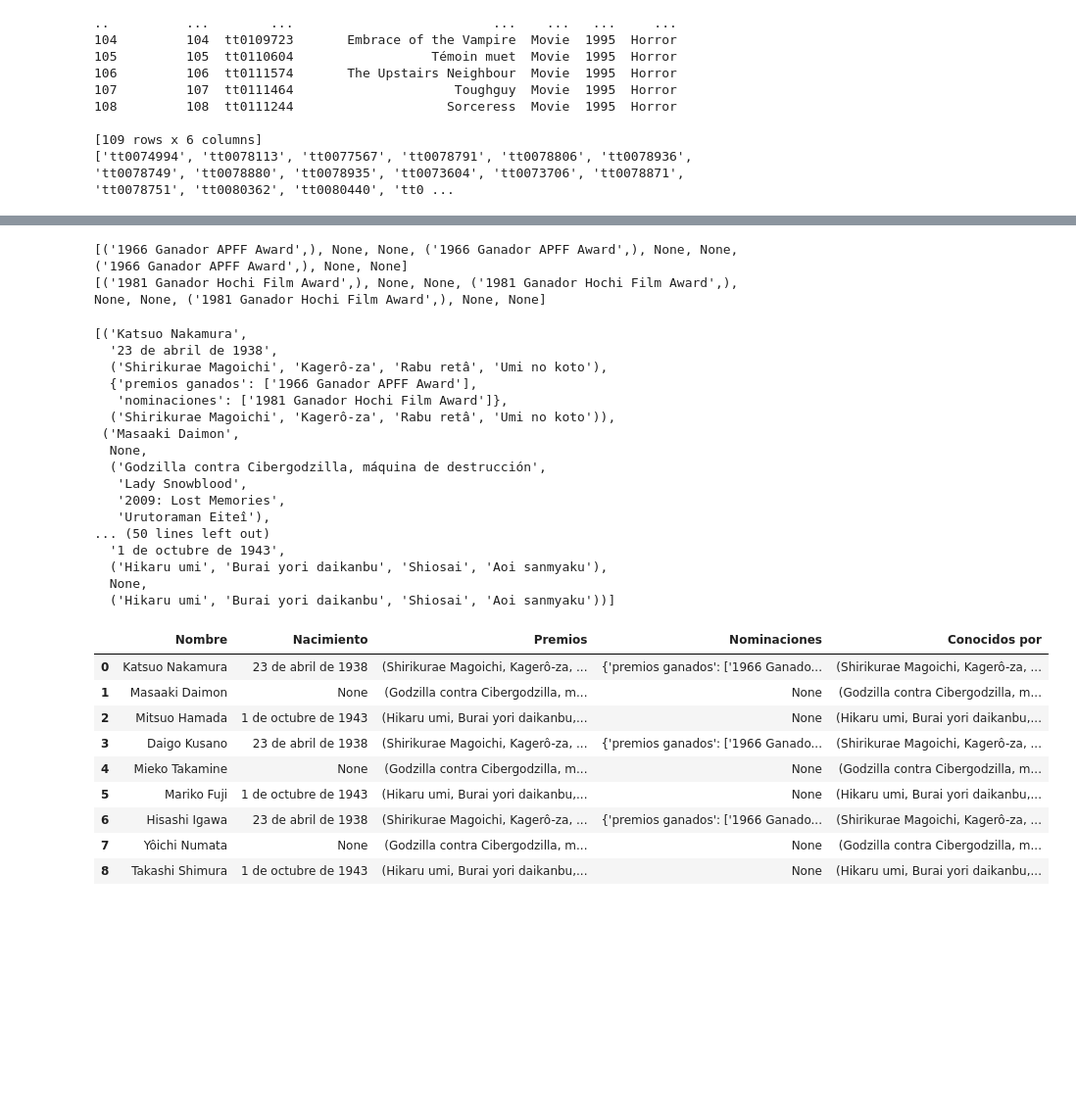
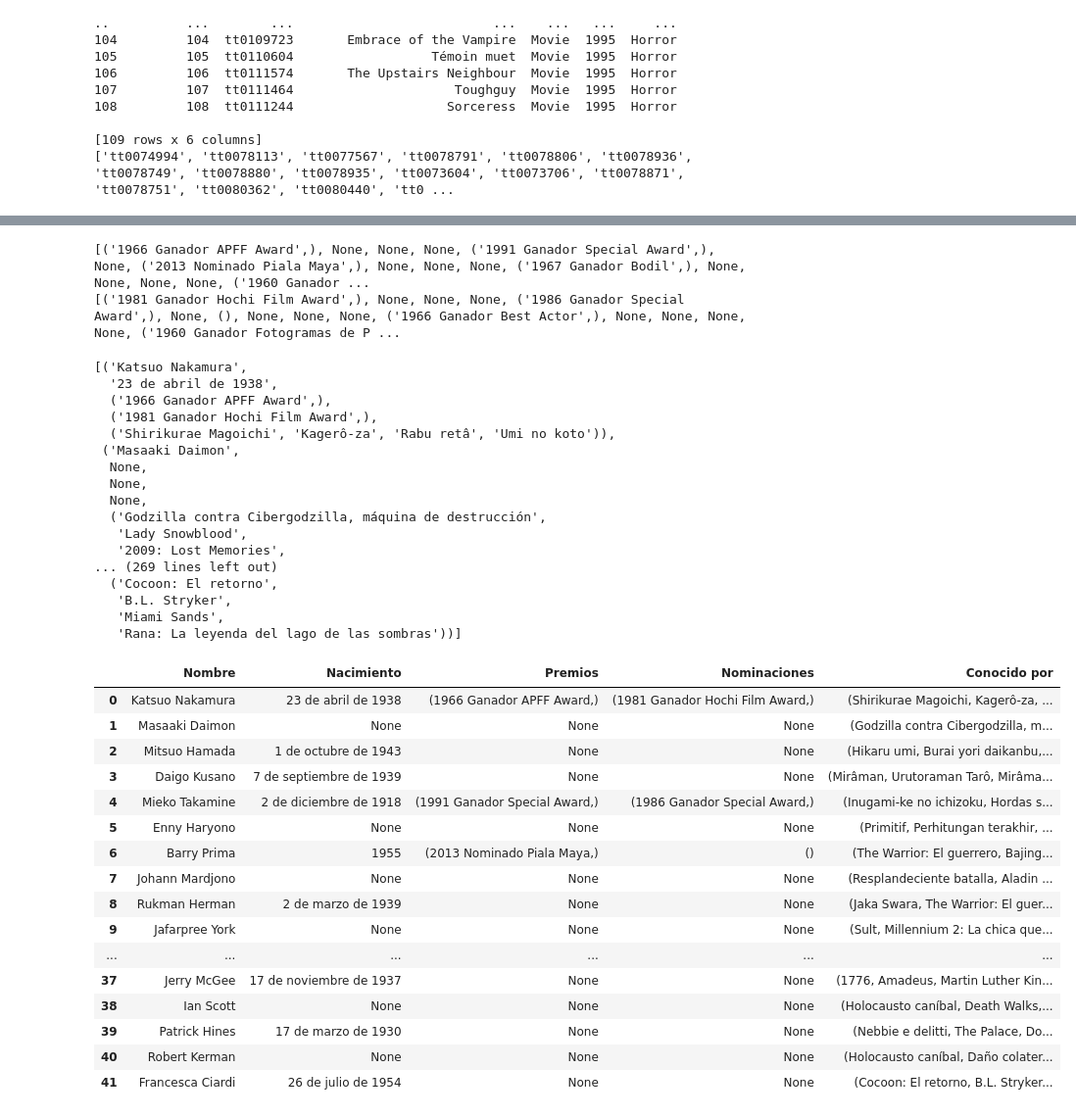
Before and after one commit to Adalab/proyecto-da-promo-b-modulo-2-team-2, a Jupyter notebook: FASE_ELENCO_3/horror_elenco.ipynb, the cells around one changed output, grey strips where cells are left out. Shown at 98% size. Drawn from its saved outputs; the diff is of its cells as text; code cells hidden in the pictures; blank space fills up the shorter version.

```diff
--- a/FASE_ELENCO_3/horror_elenco.ipynb
+++ b/FASE_ELENCO_3/horror_elenco.ipynb
@@ -35,6 +35,6 @@ print(idOwner)
 [109 rows x 6 columns]
 ['tt0074994', 'tt0078113', 'tt0077567', 'tt0078791', 'tt0078806', 'tt0078936', 'tt0078749', 'tt0078880', 'tt0078935', 'tt0073604', 'tt0073706', 'tt0078871', 'tt0078751', 'tt0080362', 'tt0080440', 'tt0 ...
 # %%
-lista_id_peliculas_cortas = idOwner[:3]
+lista_id_peliculas_cortas = idOwner[:10]
 lista_id_peliculas_cortas
 # %% [output]
@@ -55,7 +64,7 @@ list_all_actors = []
 for peli in tqdm(lista_id_peliculas_cortas):
 
     driver.find_element('css selector', '#suggestion-search').send_keys(peli, Keys.ENTER)
-    for i in range(1,10): # porque estamos cogiendo los 10 primeros actores
+    for i in range(1,6): # porque estamos cogiendo los 10 primeros actores
         try:
             actor = driver.find_element('css selector', f'#__next > main > div > section.ipc-page-background.ipc-page-background--base.sc-c41b9732-0.NeSef > div > section > div > div.sc-978e9339-1.ihWZgK.ipc-page-grid__item.ipc-page-grid__item--span-2 > section.ipc-page-section.ipc-page-section--base.sc-bfec09a1-0.jgUBLM.title-cast.title-cast--movie.celwidget > div.ipc-shoveler.ipc-shoveler--base.ipc-shoveler--page0.title-cast__grid > div.ipc-sub-grid.ipc-sub-grid--page-span-2.ipc-sub-grid--wraps-at-above-l.ipc-shoveler__grid > div:nth-child({i}) > div.sc-bfec09a1-7.gWwKlt > a').text
             list_actors_by_movie.append({'nombre': actor, 'id_pelicula': peli})
@@ -66,6 +75,8 @@ for peli in tqdm(lista_id_peliculas_cortas):
 
         except:
             print('No se encontraron actores')
+
+driver.close()
 # %%
 list_actors_by_movie
 # %% [output]
@@ -276,47 +304,54 @@ for persona in premios_actor:
         nominaciones.append(None)
         continue
     else:
-        premios_ganados = persona.get('nominaciones', [])
+        premios_ganados = persona["nominaciones"]
         nominaciones.append(tuple(premios_ganados))
 
 print(nominaciones)
 # %% [output]
-[('1966 Ganador APFF Award',), None, None, ('1966 Ganador APFF Award',), None, None, ('1966 Ganador APFF Award',), None, None]
-[('1981 Ganador Hochi Film Award',), None, None, ('1981 Ganador Hochi Film Award',), None, None, ('1981 Ganador Hochi Film Award',), None, None]
+[('1966 Ganador APFF Award',), None, None, None, ('1991 Ganador Special Award',), None, ('2013 Nominado Piala Maya',), None, None, None, ('1967 Ganador Bodil',), None, None, None, None, ('1960 Ganador ...
+[('1981 Ganador Hochi Film Award',), None, None, None, ('1986 Ganador Special Award',), None, (), None, None, None, ('1966 Ganador Best Actor',), None, None, None, None, ('1960 Ganador Fotogramas de P ...
 # %%
-horror_elenco = list(tuple(zip(list_all_actors,nacimiento,conocido,premios_actor, conocido)))
+horror_elenco = list(tuple(zip(list_all_actors,nacimiento, premios, nominaciones, conocido)))
 
 horror_elenco
 # %% [output]
 [('Katsuo Nakamura',
   '23 de abril de 1938',
-  ('Shirikurae Magoichi', 'Kagerô-za', 'Rabu retâ', 'Umi no koto'),
-  {'premios ganados': ['1966 Ganador APFF Award'],
-   'nominaciones': ['1981 Ganador Hochi Film Award']},
+  ('1966 Ganador APFF Award',),
+  ('1981 Ganador Hochi Film Award',),
   ('Shirikurae Magoichi', 'Kagerô-za', 'Rabu retâ', 'Umi no koto')),
  ('Masaaki Daimon',
+  None,
+  None,
   None,
   ('Godzilla contra Cibergodzilla, máquina de destrucción',
    'Lady Snowblood',
    '2009: Lost Memories',
-   'Urutoraman Eiteî'),
-... (50 lines left out)
-  '1 de octubre de 1943',
-  ('Hikaru umi', 'Burai yori daikanbu', 'Shiosai', 'Aoi sanmyaku'),
-  None,
-  ('Hikaru umi', 'Burai yori daikanbu', 'Shiosai', 'Aoi sanmyaku'))]
+... (269 lines left out)
+  ('Cocoon: El retorno',
+   'B.L. Stryker',
+   'Miami Sands',
+   'Rana: La leyenda del lago de las sombras'))]
 # %%
 df_elenco = pd.DataFrame(horror_elenco)
-df_elenco.columns = ['Nombre', 'Nacimiento', 'Premios', 'Nominaciones', 'Conocidos por']
+df_elenco.columns = ['Nombre', 'Nacimiento', 'Premios', 'Nominaciones', 'Conocido por']
 df_elenco
 # %% [output]
-|  | Nombre | Nacimiento | Premios | Nominaciones | Conocidos por |
-| 0 | Katsuo Nakamura | 23 de abril de 1938 | (Shirikurae Magoichi, Kagerô-za, ... | {'premios ganados': ['1966 Ganado... | (Shirikurae Magoichi, Kagerô-za, ... |
-| 1 | Masaaki Daimon | None | (Godzilla contra Cibergodzilla, m... | None | (Godzilla contra Cibergodzilla, m... |
-| 2 | Mitsuo Hamada | 1 de octubre de 1943 | (Hikaru umi, Burai yori daikanbu,... | None | (Hikaru umi, Burai yori daikanbu,... |
-| 3 | Daigo Kusano | 23 de abril de 1938 | (Shirikurae Magoichi, Kagerô-za, ... | {'premios ganados': ['1966 Ganado... | (Shirikurae Magoichi, Kagerô-za, ... |
-| 4 | Mieko Takamine | None | (Godzilla contra Cibergodzilla, m... | None | (Godzilla contra Cibergodzilla, m... |
-| 5 | Mariko Fuji | 1 de octubre de 1943 | (Hikaru umi, Burai yori daikanbu,... | None | (Hikaru umi, Burai yori daikanbu,... |
-| 6 | Hisashi Igawa | 23 de abril de 1938 | (Shirikurae Magoichi, Kagerô-za, ... | {'premios ganados': ['1966 Ganado... | (Shirikurae Magoichi, Kagerô-za, ... |
-| 7 | Yôichi Numata | None | (Godzilla contra Cibergodzilla, m... | None | (Godzilla contra Cibergodzilla, m... |
-| 8 | Takashi Shimura | 1 de octubre de 1943 | (Hikaru umi, Burai yori daikanbu,... | None | (Hikaru umi, Burai yori daikanbu,... |
+|  | Nombre | Nacimiento | Premios | Nominaciones | Conocido por |
+| 0 | Katsuo Nakamura | 23 de abril de 1938 | (1966 Ganador APFF Award,) | (1981 Ganador Hochi Film Award,) | (Shirikurae Magoichi, Kagerô-za, ... |
+| 1 | Masaaki Daimon | None | None | None | (Godzilla contra Cibergodzilla, m... |
+| 2 | Mitsuo Hamada | 1 de octubre de 1943 | None | None | (Hikaru umi, Burai yori daikanbu,... |
+| 3 | Daigo Kusano | 7 de septiembre de 1939 | None | None | (Mirâman, Urutoraman Tarô, Mirâma... |
+| 4 | Mieko Takamine | 2 de diciembre de 1918 | (1991 Ganador Special Award,) | (1986 Ganador Special Award,) | (Inugami-ke no ichizoku, Hordas s... |
+| 5 | Enny Haryono | None | None | None | (Primitif, Perhitungan terakhir, ... |
+| 6 | Barry Prima | 1955 | (2013 Nominado Piala Maya,) | () | (The Warrior: El guerrero, Bajing... |
+| 7 | Johann Mardjono | None | None | None | (Resplandeciente batalla, Aladin ... |
+| 8 | Rukman Herman | 2 de marzo de 1939 | None | None | (Jaka Swara, The Warrior: El guer... |
+| 9 | Jafarpree York | None | None | None | (Sult, Millennium 2: La chica que... |
+| ... | ... | ... | ... | ... | ... |
+| 37 | Jerry McGee | 17 de noviembre de 1937 | None | None | (1776, Amadeus, Martin Luther Kin... |
+| 38 | Ian Scott | None | None | None | (Holocausto caníbal, Death Walks,... |
+| 39 | Patrick Hines | 17 de marzo de 1930 | None | None | (Nebbie e delitti, The Palace, Do... |
+| 40 | Robert Kerman | None | None | None | (Holocausto caníbal, Daño colater... |
+| 41 | Francesca Ciardi | 26 de julio de 1954 | None | None | (Cocoon: El retorno, B.L. Stryker... |
```
Also changed, not shown: parts of 7 cells of this notebook, 1 other file.
